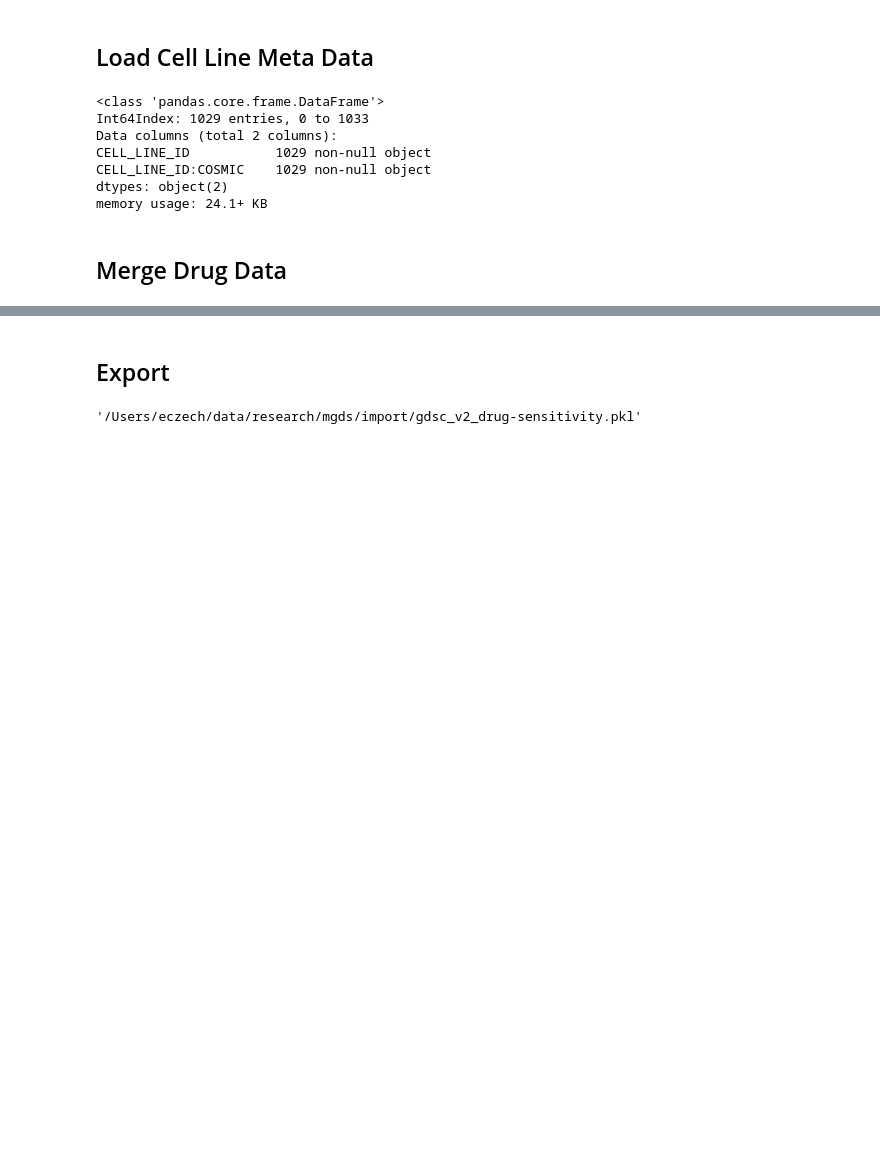
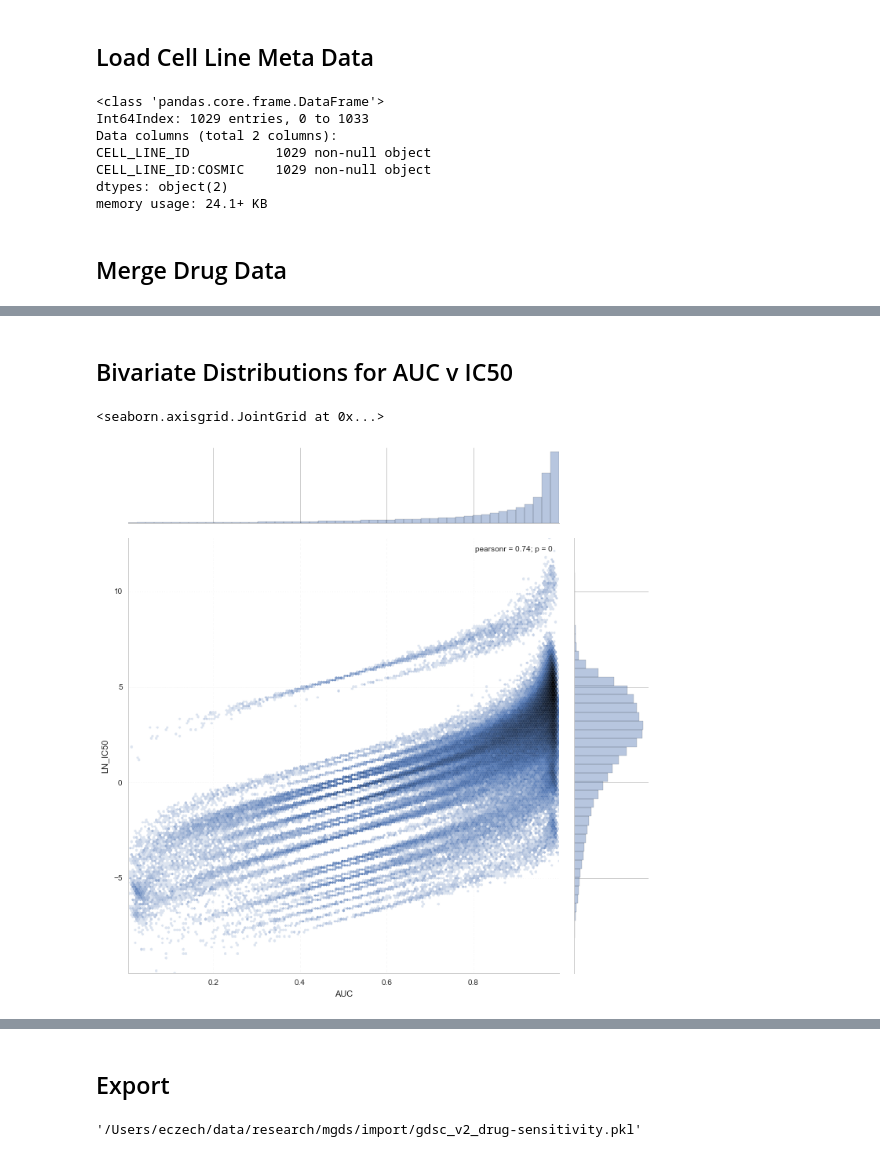
Before and after one commit to eric-czech/mgds, a Jupyter notebook: python/notebook/data_aggregation/import/gdsc/v2/drug-sensitivity.ipynb, the cells around one changed output, grey strips where cells are left out. Saved outputs shown, nothing was run; the diff lists cells and outputs as text; code cells hidden in the pictures; blank space fills up the shorter version.

Commit message:
drug name mappings

```diff
--- a/python/notebook/data_aggregation/import/gdsc/v2/drug-sensitivity.ipynb
+++ b/python/notebook/data_aggregation/import/gdsc/v2/drug-sensitivity.ipynb
@@ -34,6 +39,7 @@ filepath
 c_str = ['DATASET_VERSION', 'IC50_RESULTS_ID', 'COSMIC_ID', 'DRUG_ID']
 d = pd.read_excel(filepath, sheetname='Export Worksheet', converters={c:str for c in c_str})
 d = d.rename(columns={'COSMIC_ID': 'CELL_LINE_ID:COSMIC', 'DRUG_ID': 'DRUG_ID:COSMIC'})
+d['DRUG_ID:COSMIC'] = d['DRUG_ID:COSMIC'].astype(np.int64)
 
 # Ensure that the data all has the same associated version ("17"), and then lose this field
 assert np.all(d['DATASET_VERSION'] == '17')
@@ -75,7 +81,12 @@ filepath
 # %%
 c_str = ['DRUG ID', 'DRUG NAME', 'TARGET', 'TARGET PATHWAY']
 d_meta = pd.read_excel(filepath, sheetname='Export Worksheet', converters={c:str for c in c_str})
-d_meta = d_meta.rename(columns={'DRUG ID': 'DRUG_ID:COSMIC', 'DRUG NAME': 'DRUG_NAME', 'TARGET PATHWAY': 'TARGET_PATHWAY'})
+d_meta = d_meta.rename(columns={
+    'DRUG ID': 'DRUG_ID:COSMIC',
+    'DRUG NAME': 'DRUG_NAME',
+    'TARGET PATHWAY': 'TARGET_PATHWAY'
+})
+d_meta['DRUG_ID:COSMIC'] = d_meta['DRUG_ID:COSMIC'].astype(np.int64)
 d_meta.info()
 # %% [output]
 <class 'pandas.core.frame.DataFrame'>
@@ -152,0 +175,16 @@ memory usage: 22.3+ MB
+# %%
+# Find drugs with multiple cosmic ids per drug name
+dupe_drugs = d_rx[d_rx[['DRUG_NAME', 'CELL_LINE_ID:COSMIC']].duplicated()]['DRUG_NAME'].unique()
+dt = d_rx[d_rx['DRUG_NAME'].isin(dupe_drugs)]
+
+# For each dupe drug, pivot dupe values into columns (there are 2) with cell line index and IC50 as value
+def get_bivar(g):
+    g = g.set_index(['CELL_LINE_ID:COSMIC', 'DRUG_ID:COSMIC'])['LN_IC50'].unstack()
+    g.columns = ['C1', 'C2']
+    return g.reset_index()
+dt = dt.groupby(['DRUG_NAME']).apply(get_bivar).reset_index().drop('level_1', axis=1)
+
+# Plot correlation between duplciated values
+traces = [go.Scatter(x=g['C1'], y=g['C2'], name=k, mode='markers', opacity=.8) for k, g in dt.groupby('DRUG_NAME')]
+fig = go.Figure(data=traces, layout=go.Layout(title='2x Duplicates by Drug Name (2 COSMIC drug ids)'))
+plty.offline.iplt(fig)
@@ -152,0 +208,8 @@ memory usage: 22.3+ MB
+# %%
+# For now, arbitrarily choose between duplicates:
+def get_id_to_ignore(g):
+    assert len(g['DRUG_ID:COSMIC']) > 0
+    return g['DRUG_ID:COSMIC'].min()
+d_ignore = d_rx[d_rx['DRUG_NAME'].isin(dupe_drugs)].groupby('DRUG_NAME').apply(get_id_to_ignore)
+d_rxu = d_rx[~d_rx['DRUG_ID:COSMIC'].isin(d_ignore.values)]
+d_rxu.info()
@@ -152,0 +234,7 @@ memory usage: 22.3+ MB
+# %% [markdown]
+## Bivariate Distributions for AUC v IC50
+# %%
+sns.jointplot('AUC', 'LN_IC50', data=d_rxu, kind='hex', bins='log', size=10)
+# %% [output]
+<seaborn.axisgrid.JointGrid at 0x...>
+[figure, added]
```
Also changed, not shown: parts of 14 cells of this notebook, 6 other files.
